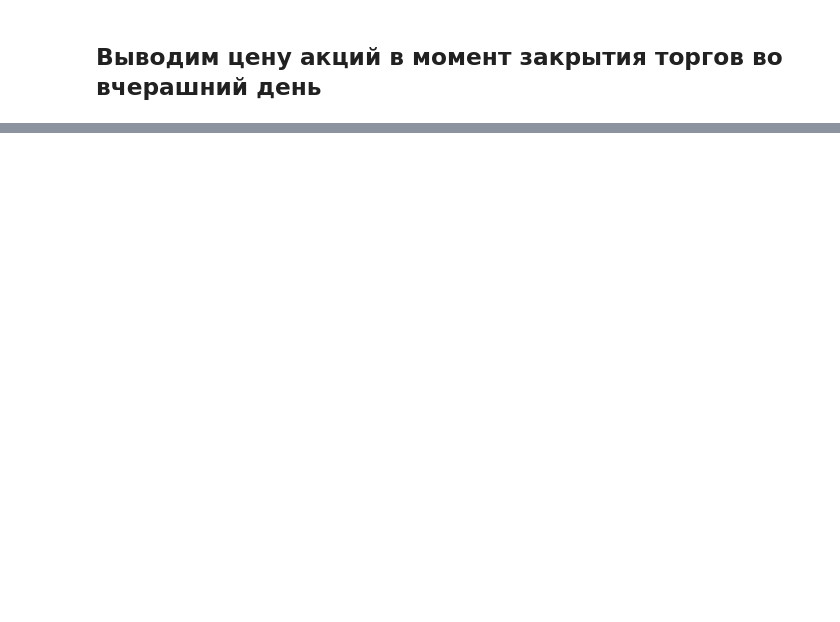
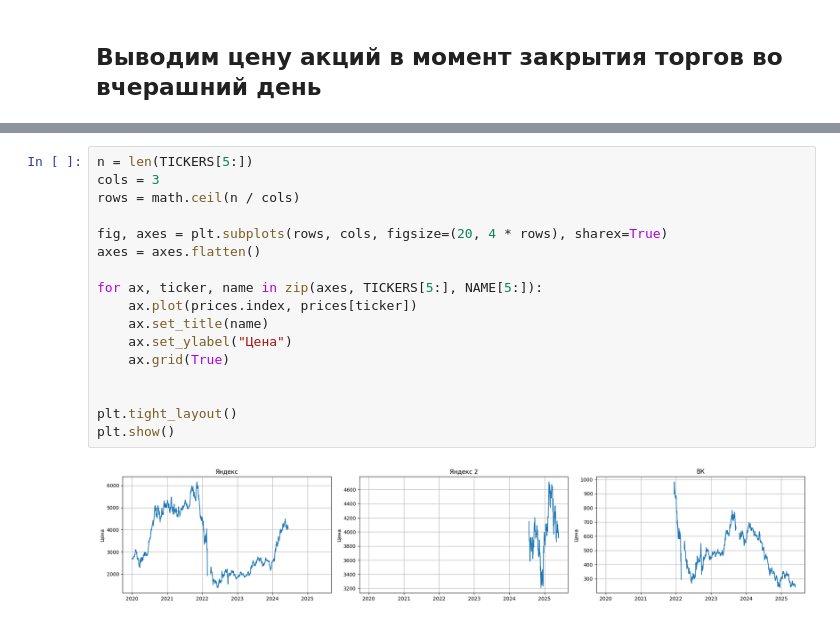
Before and after one commit to Lepiev/finance, a Jupyter notebook: analysis.ipynb, the cells around one changed output, grey strips where cells are left out. Drawn from its saved outputs; the diff is of its cells as text; blank space fills up the shorter version.

```diff
--- a/analysis.ipynb
+++ b/analysis.ipynb
@@ -35,0 +82,19 @@ display(last_prices)
+# %%
+n = len(TICKERS[5:])
+cols = 3
+rows = math.ceil(n / cols)
+
+fig, axes = plt.subplots(rows, cols, figsize=(20, 4 * rows), sharex=True)
+axes = axes.flatten()
+
+for ax, ticker, name in zip(axes, TICKERS[5:], NAME[5:]):
+    ax.plot(prices.index, prices[ticker])
+    ax.set_title(name)
+    ax.set_ylabel("Цена")
+    ax.grid(True)
+
+
+plt.tight_layout()
+plt.show()
+# %% [output]
+[figure, added]
```
Also changed, not shown: parts of 7 cells of this notebook.
